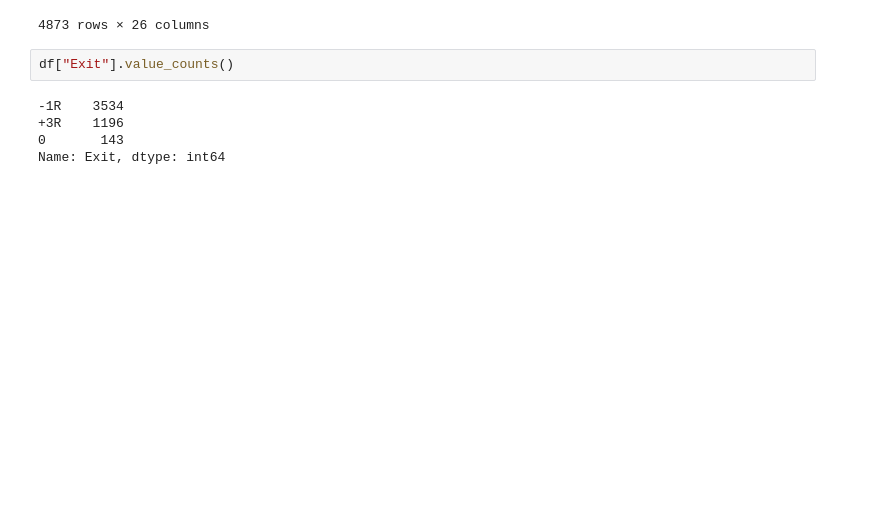
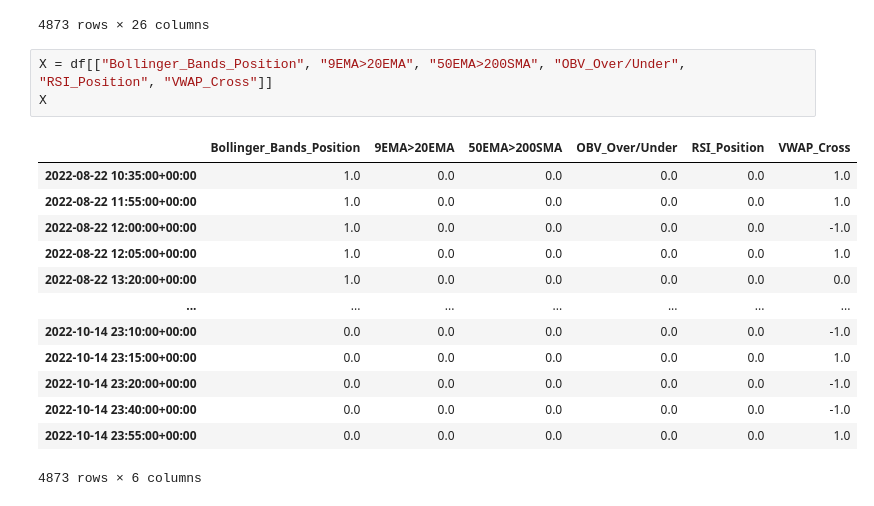
Before and after one commit to TimL2/Group_Project_2_ML_Bot, a Jupyter notebook: ML_Trading_Bot-Copy1.ipynb, the cells around one changed output. Drawn from its saved outputs; the diff is of its cells as text; blank space fills up the shorter version.

```diff
--- a/ML_Trading_Bot-Copy1.ipynb
+++ b/ML_Trading_Bot-Copy1.ipynb
@@ -607,10 +607,20 @@ df
 | 2022-10-14 23:40:00+00:00 | 204.40 | 204.7100 | 204.30 | 204.3200 | 11217 | 393 | 204.469150 | 204.257621 | 204.241941 | 204.978517 | ... | ... |
 | 2022-10-14 23:55:00+00:00 | 204.37 | 204.4900 | 204.30 | 204.4300 | 23177 | 607 | 204.373827 | 204.321902 | 204.279310 | 204.911326 | ... | ... |
 4873 rows × 26 columns
-# %%
-df["Exit"].value_counts()
-# %% [output]
--1R    3534
-+3R    1196
-0       143
-Name: Exit, dtype: int64
+# %%
+X = df[["Bollinger_Bands_Position", "9EMA>20EMA", "50EMA>200SMA", "OBV_Over/Under", "RSI_Position", "VWAP_Cross"]]
+X
+# %% [output]
+|  | Bollinger_Bands_Position | 9EMA>20EMA | 50EMA>200SMA | OBV_Over/Under | RSI_Position | VWAP_Cross |
+| 2022-08-22 10:35:00+00:00 | 1.0 | 0.0 | 0.0 | 0.0 | 0.0 | 1.0 |
+| 2022-08-22 11:55:00+00:00 | 1.0 | 0.0 | 0.0 | 0.0 | 0.0 | 1.0 |
+| 2022-08-22 12:00:00+00:00 | 1.0 | 0.0 | 0.0 | 0.0 | 0.0 | -1.0 |
+| 2022-08-22 12:05:00+00:00 | 1.0 | 0.0 | 0.0 | 0.0 | 0.0 | 1.0 |
+| 2022-08-22 13:20:00+00:00 | 1.0 | 0.0 | 0.0 | 0.0 | 0.0 | 0.0 |
+| ... | ... | ... | ... | ... | ... | ... |
+| 2022-10-14 23:10:00+00:00 | 0.0 | 0.0 | 0.0 | 0.0 | 0.0 | -1.0 |
+| 2022-10-14 23:15:00+00:00 | 0.0 | 0.0 | 0.0 | 0.0 | 0.0 | 1.0 |
+| 2022-10-14 23:20:00+00:00 | 0.0 | 0.0 | 0.0 | 0.0 | 0.0 | -1.0 |
+| 2022-10-14 23:40:00+00:00 | 0.0 | 0.0 | 0.0 | 0.0 | 0.0 | -1.0 |
+| 2022-10-14 23:55:00+00:00 | 0.0 | 0.0 | 0.0 | 0.0 | 0.0 | 1.0 |
+4873 rows × 6 columns
```
Also changed, not shown: parts of 1 cell of this notebook.
